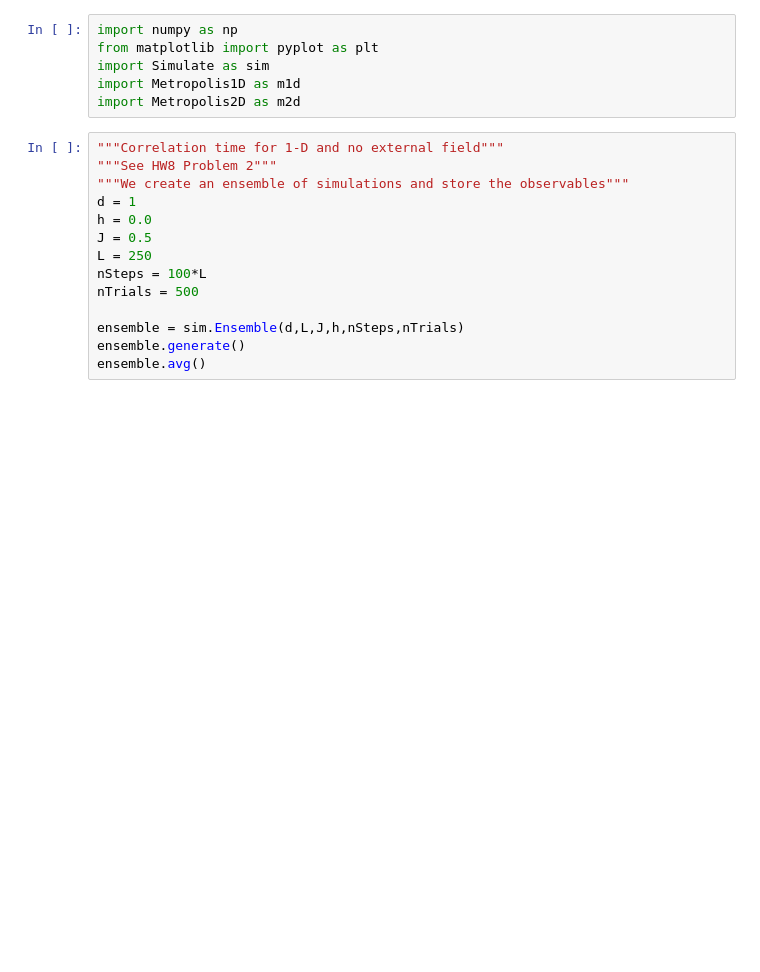
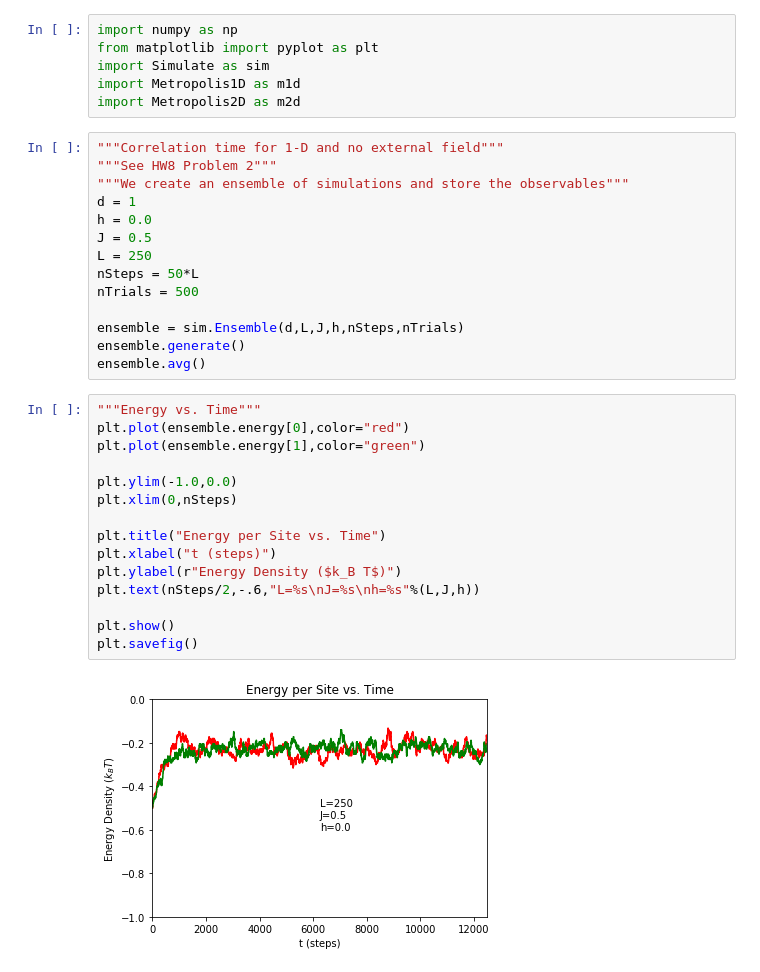
Before and after one commit to j-curtis/IsingMetro, a Jupyter notebook: Simulation-Analysis.ipynb, the cells around one changed output. Drawn from its saved outputs; the diff is of its cells as text; blank space fills up the shorter version.

```diff
--- a/Simulation-Analysis.ipynb
+++ b/Simulation-Analysis.ipynb
@@ -12,12 +12,29 @@ d = 1
 h = 0.0
 J = 0.5
 L = 250
-nSteps = 100*L
+nSteps = 50*L
 nTrials = 500
 
 ensemble = sim.Ensemble(d,L,J,h,nSteps,nTrials)
 ensemble.generate()
 ensemble.avg()
+# %%
+"""Energy vs. Time"""
+plt.plot(ensemble.energy[0],color="red")
+plt.plot(ensemble.energy[1],color="green")
+
+plt.ylim(-1.0,0.0)
+plt.xlim(0,nSteps)
+
+plt.title("Energy per Site vs. Time")
+plt.xlabel("t (steps)")
+plt.ylabel(r"Energy Density ($k_B T$)")
+plt.text(nSteps/2,-.6,"L=%s\nJ=%s\nh=%s"%(L,J,h))
+
+plt.show()
+plt.savefig()
+# %% [output]
+[figure, added]
 # %%
 """Mean Energy vs. Time"""
 plt.plot(ensemble.energyMean,color="blue")
```
Also changed, not shown: parts of 7 cells of this notebook.
